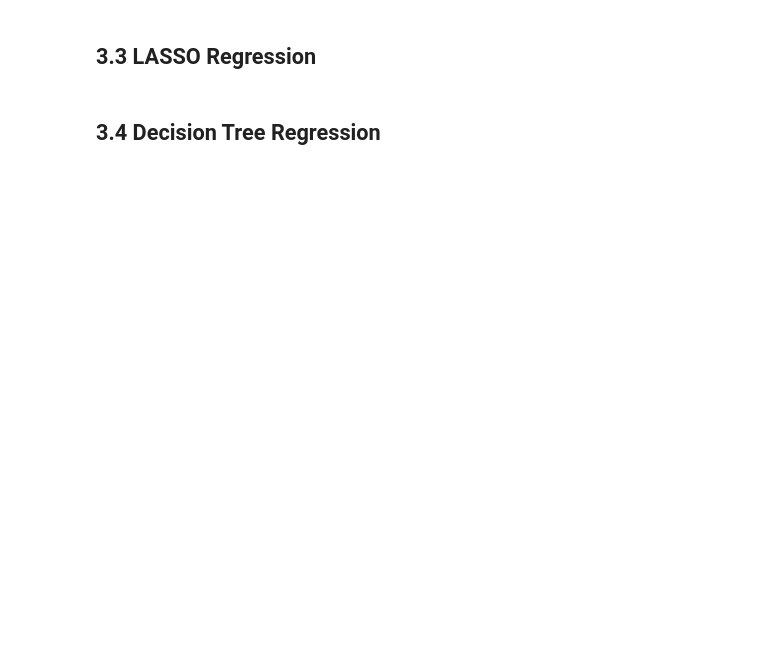
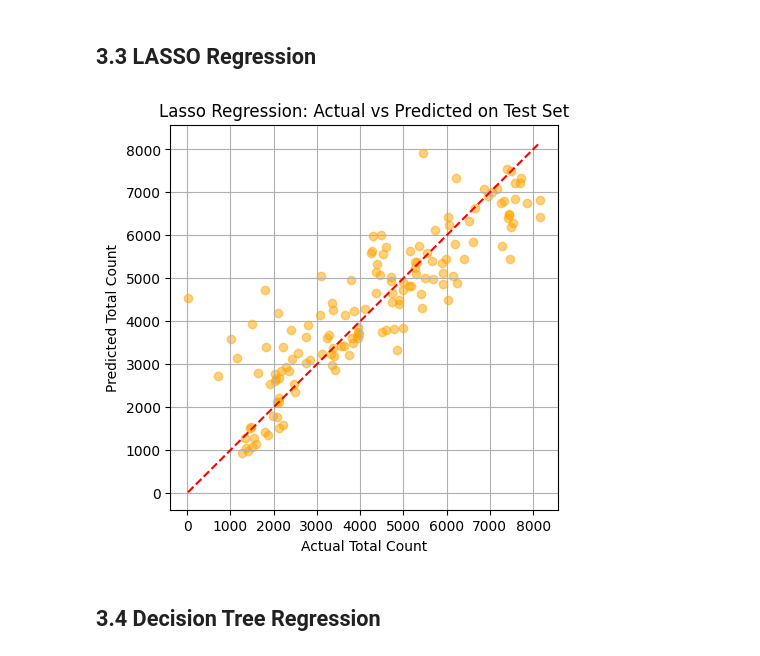
Before and after one commit to Wenxin-Lyu/MLDA_Project_Bike_Sharing, a Jupyter notebook: bike_sharing_report.ipynb, the cells around one changed output. Cells and saved outputs as stored; diff of their text form; code cells hidden in the pictures; blank space fills up the shorter version.

```diff
--- a/bike_sharing_report.ipynb
+++ b/bike_sharing_report.ipynb
@@ -522,2 +565,23 @@ All models will be trained on the training set and make predictions on the test
+# %%
+from sklearn.linear_model import Lasso
+
+# Lasso (with scaling)
+# Using default hyperparameters, alpha=1.0 (will be tuned with GridSearchCV in Chapter 4)
+lasso_pipeline = Pipeline([('scaler', StandardScaler()), ('regressor', Lasso())])
+
+lasso_pipeline.fit(X_train, y_train)
+y_pred_lasso = lasso_pipeline.predict(X_test)
+# %%
+#Lasso Regression: Visualize Actual vs. Predicted Values on Test Set
+plt.figure(figsize=(5, 5))
+plt.scatter(y_test, y_pred_lasso, alpha=0.5, color='orange')
+plt.plot([y_test.min(), y_test.max()], [y_test.min(), y_test.max()], 'r--')
+plt.xlabel('Actual Total Count')
+plt.ylabel('Predicted Total Count')
+plt.title('Lasso Regression: Actual vs Predicted on Test Set')
+plt.grid(True)
+plt.show()
+# %% [output]
+[figure, added]
 # %% [markdown]
 ## 3.4 Decision Tree Regression
```
Also changed, not shown: parts of 15 cells of this notebook.
